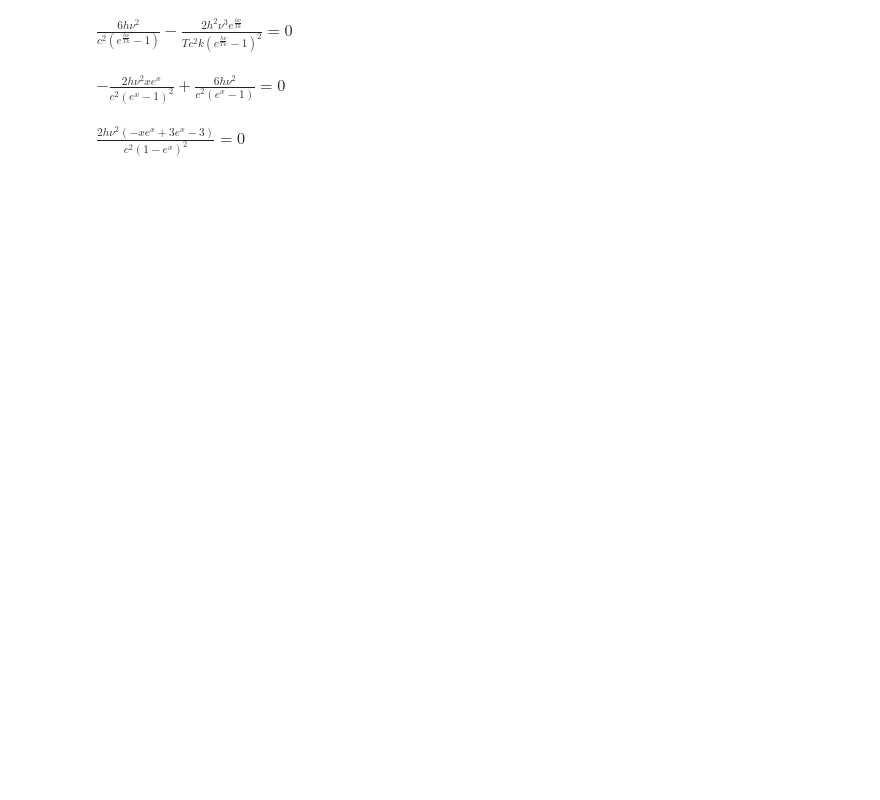
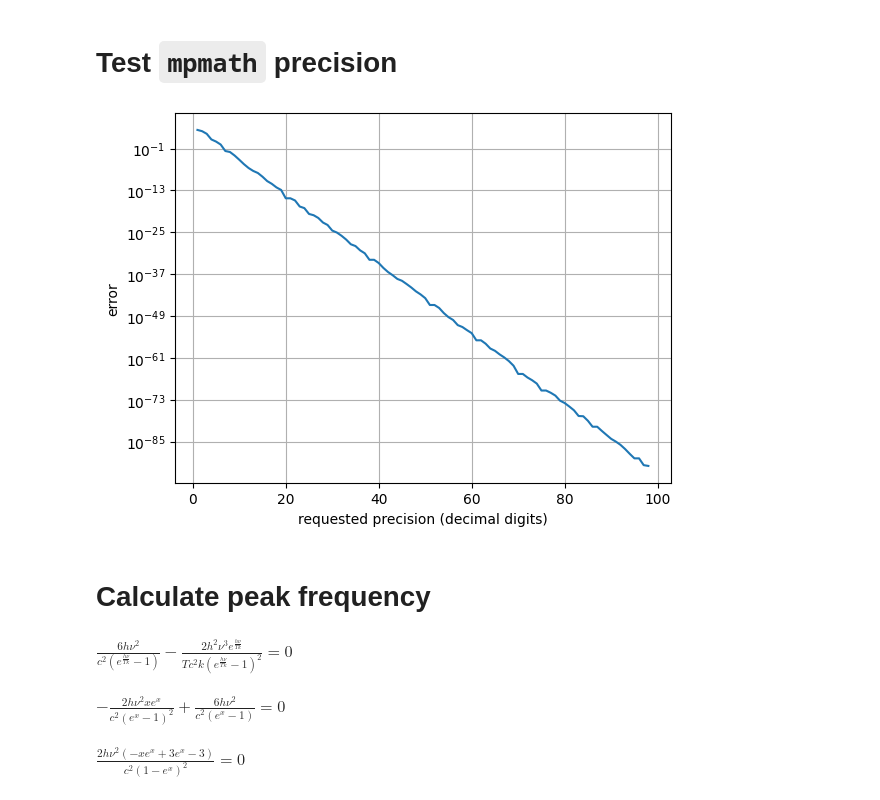
Before and after one commit to OliverEvans96/planck-integral, a Jupyter notebook: NumericalBenchmarks.ipynb, the cells around one changed output. Drawn from its saved outputs; the diff is of its cells as text; code cells hidden in the pictures; blank space fills up the shorter version.

```diff
--- a/NumericalBenchmarks.ipynb
+++ b/NumericalBenchmarks.ipynb
@@ -17,3 +16,6 @@ print(mp.quad(lambda x: mp.exp(-x**2), [-mp.inf, mp.inf]) ** 2)
 # %%
 def plancks_law(nu, T):
   return 2 * const.h * nu**3 / ((mp.exp(const.h * nu / (const.k * T)) - 1) * const.c**2 )
+# %%
+def integrate_planck_dist(T, nu_max):
+  return mp.quad(lambda nu: plancks_law(nu, T), [0, nu_max])
@@ -20,3 +29,35 @@ def plancks_law(nu, T):
+# %% [markdown]
+# Test `mpmath` precision
+# %%
+def test_mpmath_precision(nu, T):
+  digits_range = list(range(1, 100))
+  integral_vals = []
+  for num_digits in digits_range:
+    mp.dps = num_digits
+    integral = integrate_planck_dist(T, nu)
+    integral_vals.append(integral)
+
+  final_ans = integral_vals[-1]
+  err_arr = []
+  for ans in integral_vals[:-1]:
+    err = np.abs(ans - final_ans)
+    err_arr.append(err)
+
+  plt.plot(digits_range[:-1], err_arr)
+  plt.yscale('log')
+  plt.xlabel('requested precision (decimal digits)')
+  plt.ylabel('error')
+  plt.grid('on')
+  plt.show()
+# %%
+test_mpmath_precision(
+  nu = 877253052027857.375, # Hz
+  T = 6007, # K
+)
+# %% [output]
+[figure, added]
+# %% [markdown]
+# Calculate peak frequency
 # %%
 sp_h, sp_k, sp_c, sp_nu, sp_T = sp.var('h, k, c, nu, T')
 # %%
```
Also changed, not shown: parts of 26 cells of this notebook.
